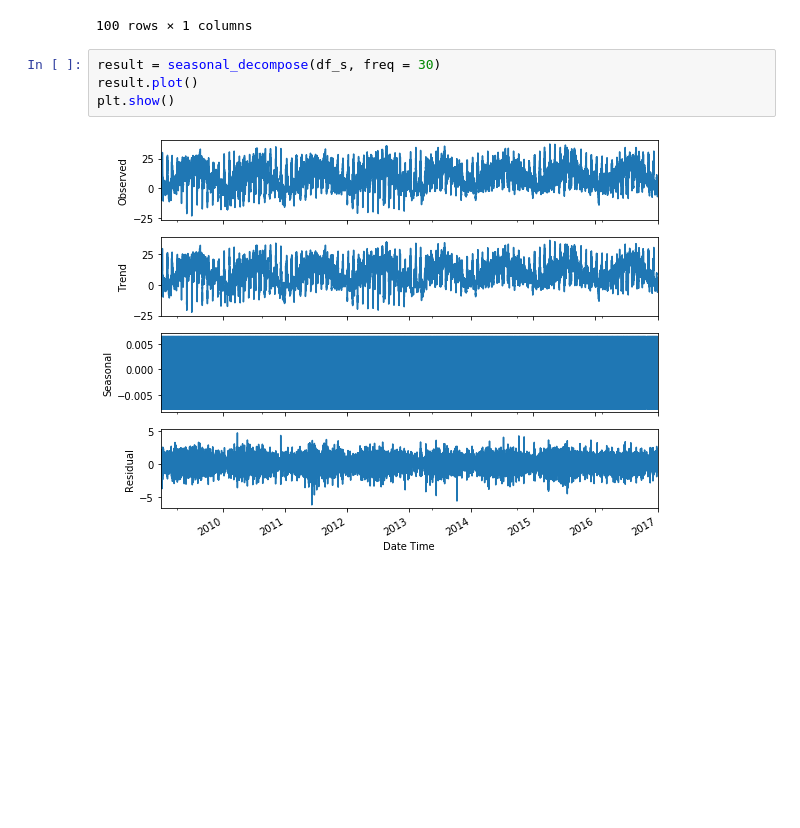
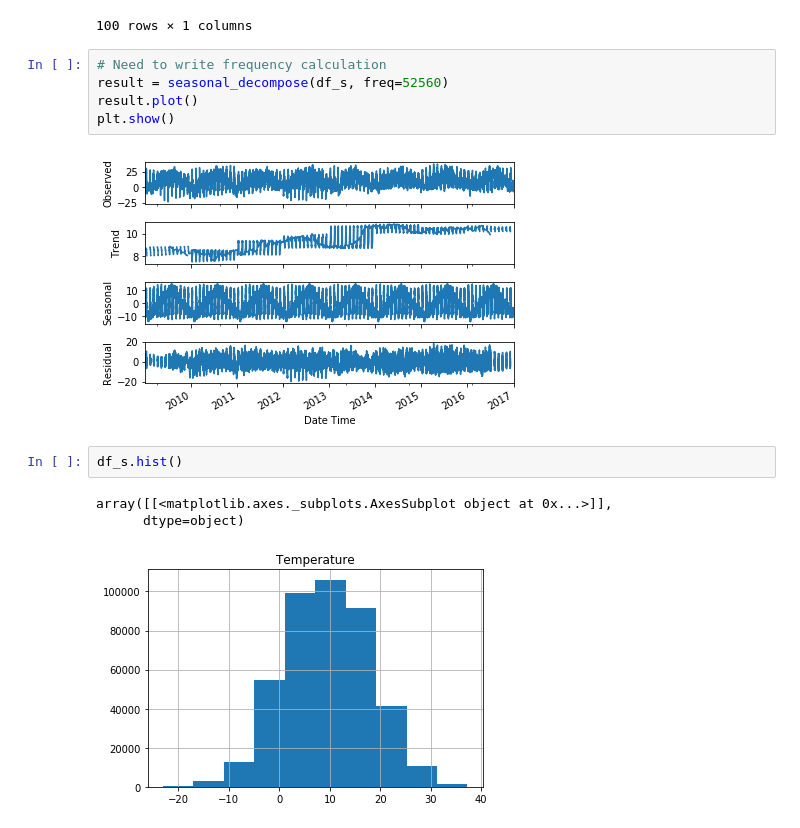
Before and after one commit to scherala/365DaysOfCoding, a Jupyter notebook: Time Series Forecasting -1.ipynb, the cells around one changed output. Drawn from its saved outputs; the diff is of its cells as text; blank space fills up the shorter version.

```diff
--- a/Time Series Forecasting -1.ipynb
+++ b/Time Series Forecasting -1.ipynb
@@ -70,8 +69,15 @@ df_s.head(100)
 | 2009-01-01 16:40:00 | -5.29 |
 100 rows × 1 columns
 # %%
-result = seasonal_decompose(df_s, freq = 30)
+# Need to write frequency calculation
+result = seasonal_decompose(df_s, freq=52560)
 result.plot()
 plt.show()
 # %% [output]
-[figure, old version]
+[figure, new version]
+# %%
+df_s.hist()
+# %% [output]
+array([[<matplotlib.axes._subplots.AxesSubplot object at 0x...>]],
+      dtype=object)
+[figure, added]
```
Also changed, not shown: parts of 10 cells of this notebook, 2 other files.
